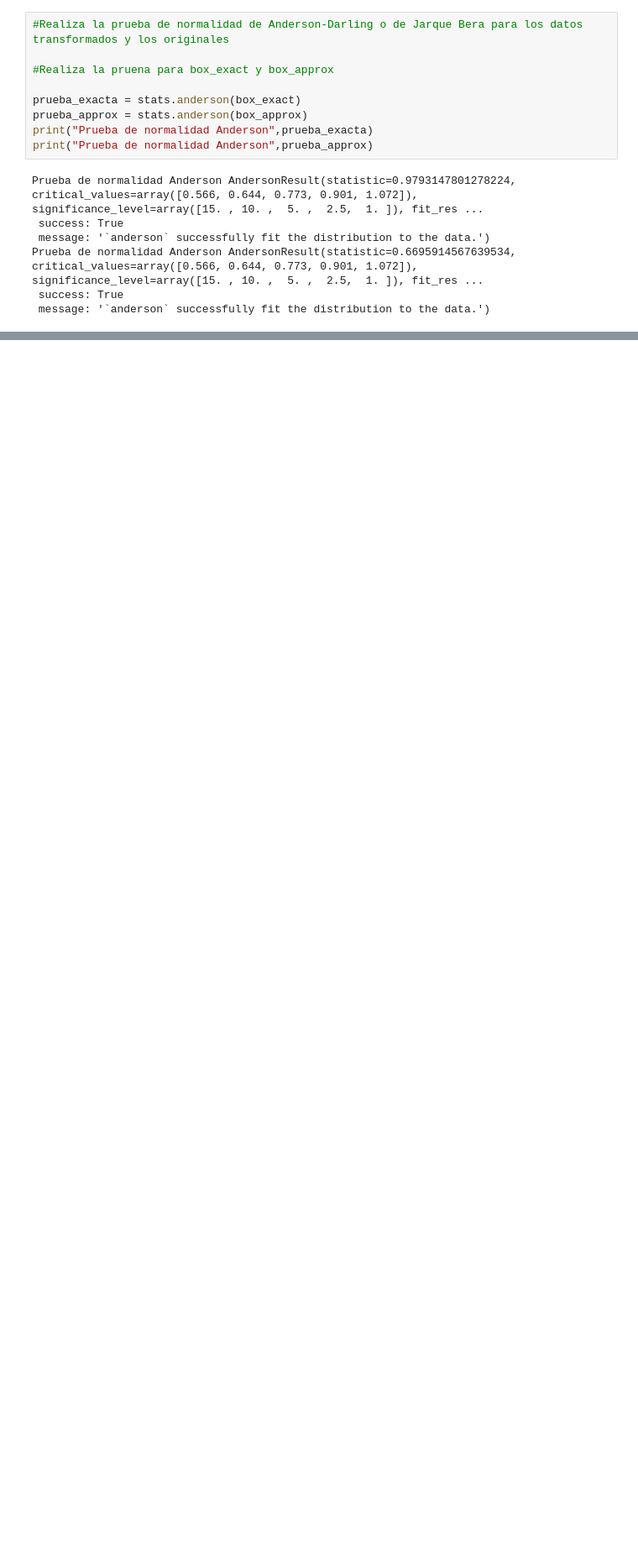
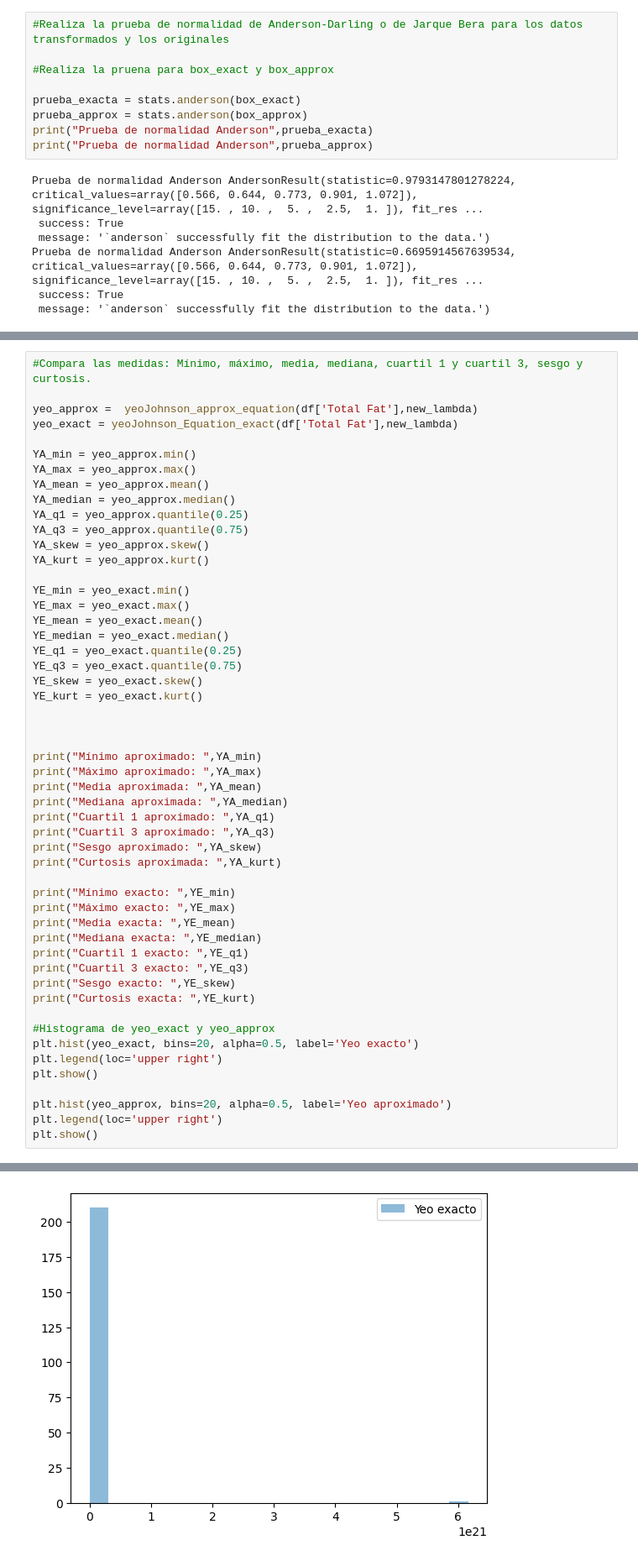
Before and after one commit to Memo9494/Implementacion_IA_a01284015, a Jupyter notebook: Entregables/Regresion_logistica/transformaciones_b.ipynb, the cells around one changed output, grey strips where cells are left out. Shown: that part at 84% size. Drawn from its saved outputs; the diff is of its cells as text; blank space fills up the shorter version.

```diff
--- a/Entregables/Regresion_logistica/transformaciones_b.ipynb
+++ b/Entregables/Regresion_logistica/transformaciones_b.ipynb
@@ -198,0 +330,53 @@ box_approx = box_approx[box_approx < MA_LS]
+# %%
+#Compara las medidas: Mínimo, máximo, media, mediana, cuartil 1 y cuartil 3, sesgo y curtosis.
+
+yeo_approx =  yeoJohnson_approx_equation(df['Total Fat'],new_lambda)
+yeo_exact = yeoJohnson_Equation_exact(df['Total Fat'],new_lambda)
+
+YA_min = yeo_approx.min()
+YA_max = yeo_approx.max()
+YA_mean = yeo_approx.mean()
+YA_median = yeo_approx.median()
+YA_q1 = yeo_approx.quantile(0.25)
+YA_q3 = yeo_approx.quantile(0.75)
+YA_skew = yeo_approx.skew()
+YA_kurt = yeo_approx.kurt()
+
+YE_min = yeo_exact.min()
+YE_max = yeo_exact.max()
+YE_mean = yeo_exact.mean()
+YE_median = yeo_exact.median()
+YE_q1 = yeo_exact.quantile(0.25)
+YE_q3 = yeo_exact.quantile(0.75)
+YE_skew = yeo_exact.skew()
+YE_kurt = yeo_exact.kurt()
+
+
+
+print("Mínimo aproximado: ",YA_min)
+print("Máximo aproximado: ",YA_max)
+print("Media aproximada: ",YA_mean)
+print("Mediana aproximada: ",YA_median)
+print("Cuartil 1 aproximado: ",YA_q1)
+print("Cuartil 3 aproximado: ",YA_q3)
+print("Sesgo aproximado: ",YA_skew)
+print("Curtosis aproximada: ",YA_kurt)
+
+print("Mínimo exacto: ",YE_min)
+print("Máximo exacto: ",YE_max)
+print("Media exacta: ",YE_mean)
+print("Mediana exacta: ",YE_median)
+print("Cuartil 1 exacto: ",YE_q1)
+print("Cuartil 3 exacto: ",YE_q3)
+print("Sesgo exacto: ",YE_skew)
+print("Curtosis exacta: ",YE_kurt)
+
+#Histograma de yeo_exact y yeo_approx
+plt.hist(yeo_exact, bins=20, alpha=0.5, label='Yeo exacto')
+plt.legend(loc='upper right')
+plt.show()
+
+plt.hist(yeo_approx, bins=20, alpha=0.5, label='Yeo aproximado')
+plt.legend(loc='upper right')
+plt.show()
+# %% [output]
@@ -198,0 +399 @@ box_approx = box_approx[box_approx < MA_LS]
+[figure, added]
```
Also changed, not shown: parts of 14 cells of this notebook, 10 other files.
